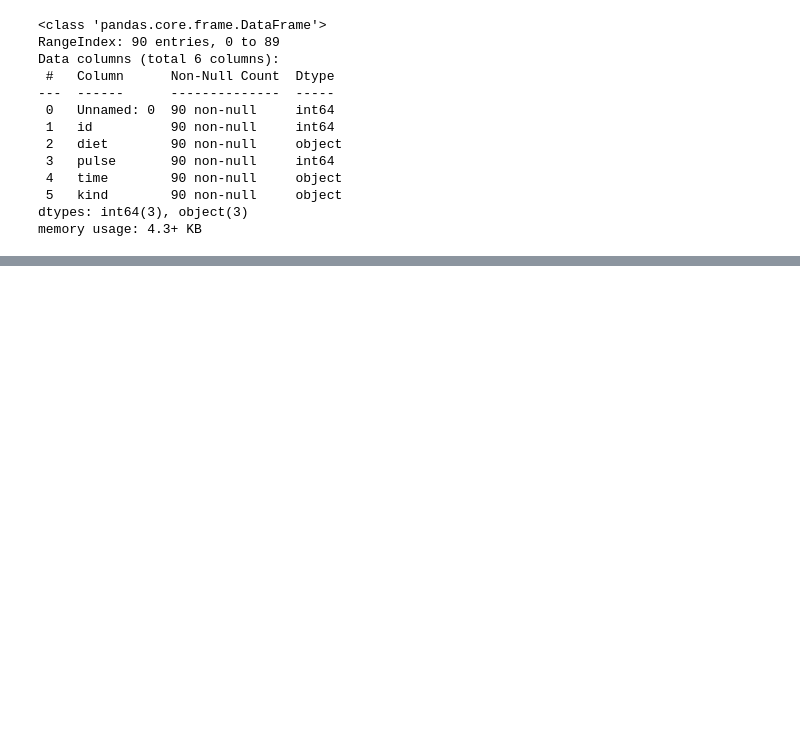
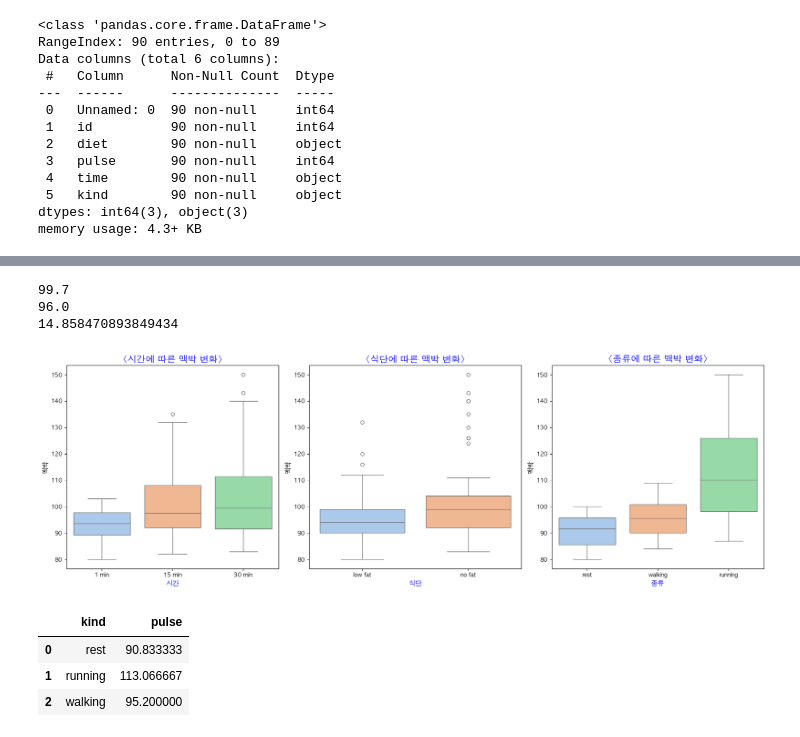
Before and after one commit to choewoojin/choewj, a Jupyter notebook: data_analysis/01_exercise/notebook/data_analysis.ipynb, the cells around one changed output, grey strips where cells are left out. Drawn from its saved outputs; the diff is of its cells as text; code cells hidden in the pictures; blank space fills up the shorter version.

```diff
--- a/data_analysis/01_exercise/notebook/data_analysis.ipynb
+++ b/data_analysis/01_exercise/notebook/data_analysis.ipynb
@@ -3,3 +3,6 @@ import numpy as np
 import pandas as pd
 import matplotlib.pyplot as plt
 import seaborn as sns
+# %%
+plt.rc('font', family='AppleGothic')
+print(plt.figure().dpi)
@@ -47,0 +73,2 @@ exercise_df.describe(include='all')
+# %%
+exercise_df = exercise_df.drop(columns='Unnamed: 0')
@@ -47,0 +77,44 @@ exercise_df.describe(include='all')
+# %%
+pulse_mean = exercise_df['pulse'].mean()
+pulse_median = exercise_df['pulse'].median()
+pulse_std = exercise_df['pulse'].std()
+
+print(pulse_mean)
+print(pulse_median)
+print(pulse_std)
+# %% [output]
+99.7
+96.0
+14.858470893849434
+# %%
+fig, axes = plt.subplots(1, 3, figsize=(18, 6))
+
+sns.boxplot(data=exercise_df, x='time', y='pulse', hue='time', palette='pastel', ax=axes[0])
+axes[0].set_title('<시간에 따른 맥박 변화>', fontsize=16, fontweight='bold', color='blue')
+axes[0].set_xlabel('시간', fontsize=12, color='blue')
+axes[0].set_ylabel('맥박', fontsize=12)
+
+sns.boxplot(data=exercise_df, x='diet', y='pulse', hue='diet', palette='pastel', ax=axes[1])
+axes[1].set_title('<식단에 따른 맥박 변화>', fontsize=16, fontweight='bold', color='blue')
+axes[1].set_xlabel('식단', fontsize=12, color='blue')
+axes[1].set_ylabel('맥박', fontsize=12)
+
+sns.boxplot(data=exercise_df, x='kind', y='pulse', hue='kind', palette='pastel', ax=axes[2])
+axes[2].set_title('<종류에 따른 맥박 변화>', fontsize=16, fontweight='bold', color='blue')
+axes[2].set_xlabel('종류', fontsize=12, color='blue')
+axes[2].set_ylabel('맥박', fontsize=12)
+
+
+plt.savefig('../results/visualiztions/pulse_duration_by_time_diet_kind.png')
+plt.tight_layout()
+plt.show()
+# %% [output]
+[figure, added]
+# %%
+kind_pulse_mean = exercise_df.groupby('kind')['pulse'].mean(numeric_only=True).reset_index()
+kind_pulse_mean
+# %% [output]
+|  | kind | pulse |
+| 0 | rest | 90.833333 |
+| 1 | running | 113.066667 |
+| 2 | walking | 95.200000 |
```
Also changed, not shown: parts of 6 cells of this notebook, 6 other files.
